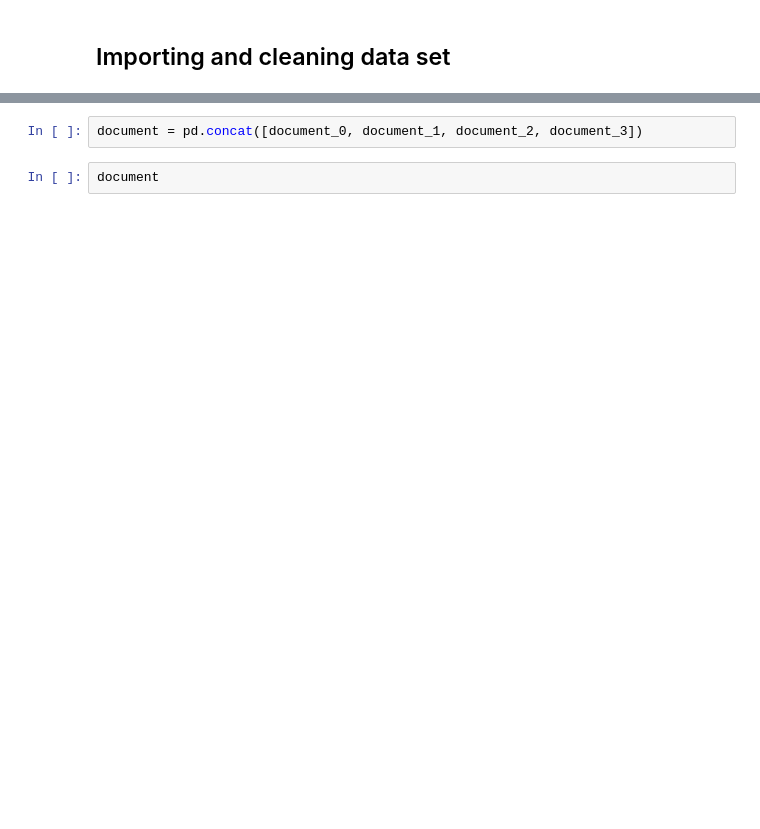
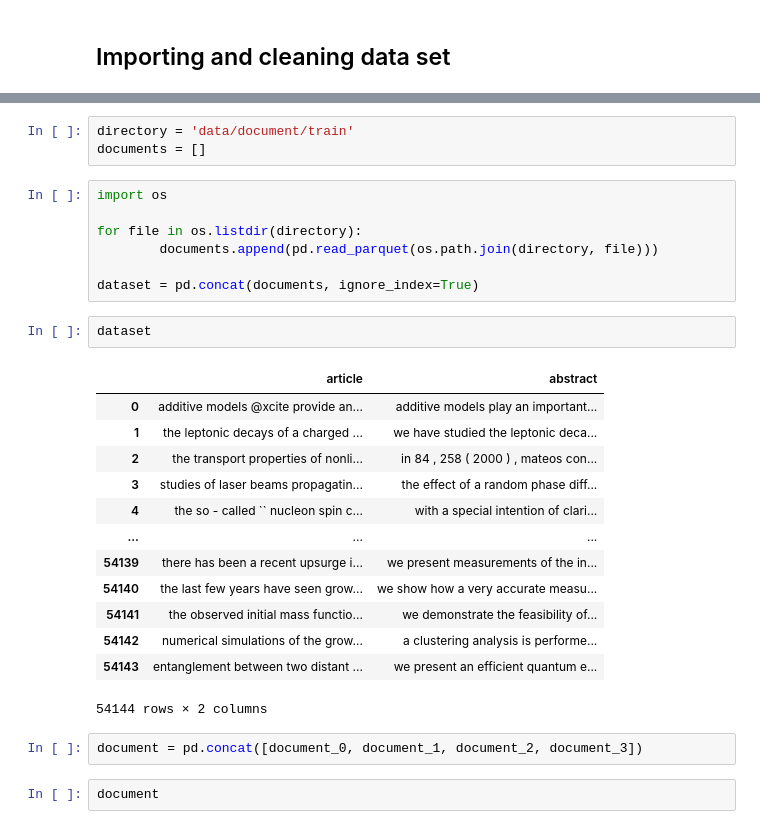
Before and after one commit to jalee29/CMPE-252-summary-project, a Jupyter notebook: BART.ipynb, the cells around one changed output, grey strips where cells are left out. Saved outputs shown, nothing was run; the diff lists cells and outputs as text; blank space fills up the shorter version.

```diff
--- a/BART.ipynb
+++ b/BART.ipynb
@@ -33,3 +28,29 @@ document_3 = pd.read_parquet(documention_path_3)
+# %%
+directory = 'data/document/train'
+documents = []
+# %%
+import os
+
+for file in os.listdir(directory):
+        documents.append(pd.read_parquet(os.path.join(directory, file)))
+
+dataset = pd.concat(documents, ignore_index=True)
+# %%
+dataset
+# %% [output]
+|  | article | abstract |
+| 0 | additive models @xcite provide an... | additive models play an important... |
+| 1 | the leptonic decays of a charged ... | we have studied the leptonic deca... |
+| 2 | the transport properties of nonli... | in 84 , 258 ( 2000 ) , mateos con... |
+| 3 | studies of laser beams propagatin... | the effect of a random phase diff... |
+| 4 | the so - called `` nucleon spin c... | with a special intention of clari... |
+| ... | ... | ... |
+| 54139 | there has been a recent upsurge i... | we present measurements of the in... |
+| 54140 | the last few years have seen grow... | we show how a very accurate measu... |
+| 54141 | the observed initial mass functio... | we demonstrate the feasibility of... |
+| 54142 | numerical simulations of the grow... | a clustering analysis is performe... |
+| 54143 | entanglement between two distant ... | we present an efficient quantum e... |
+54144 rows × 2 columns
 # %%
 document = pd.concat([document_0, document_1, document_2, document_3])
 # %%
```
Also changed, not shown: parts of 22 cells of this notebook.
